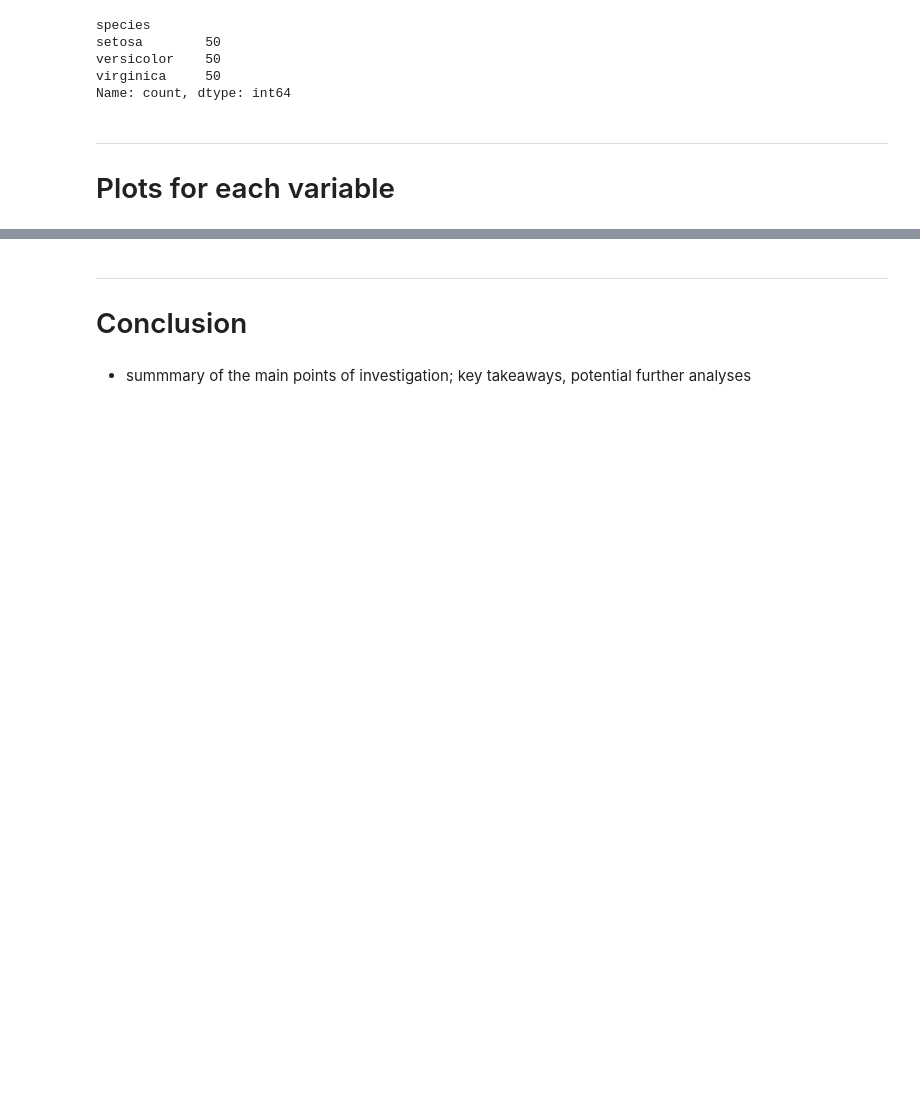
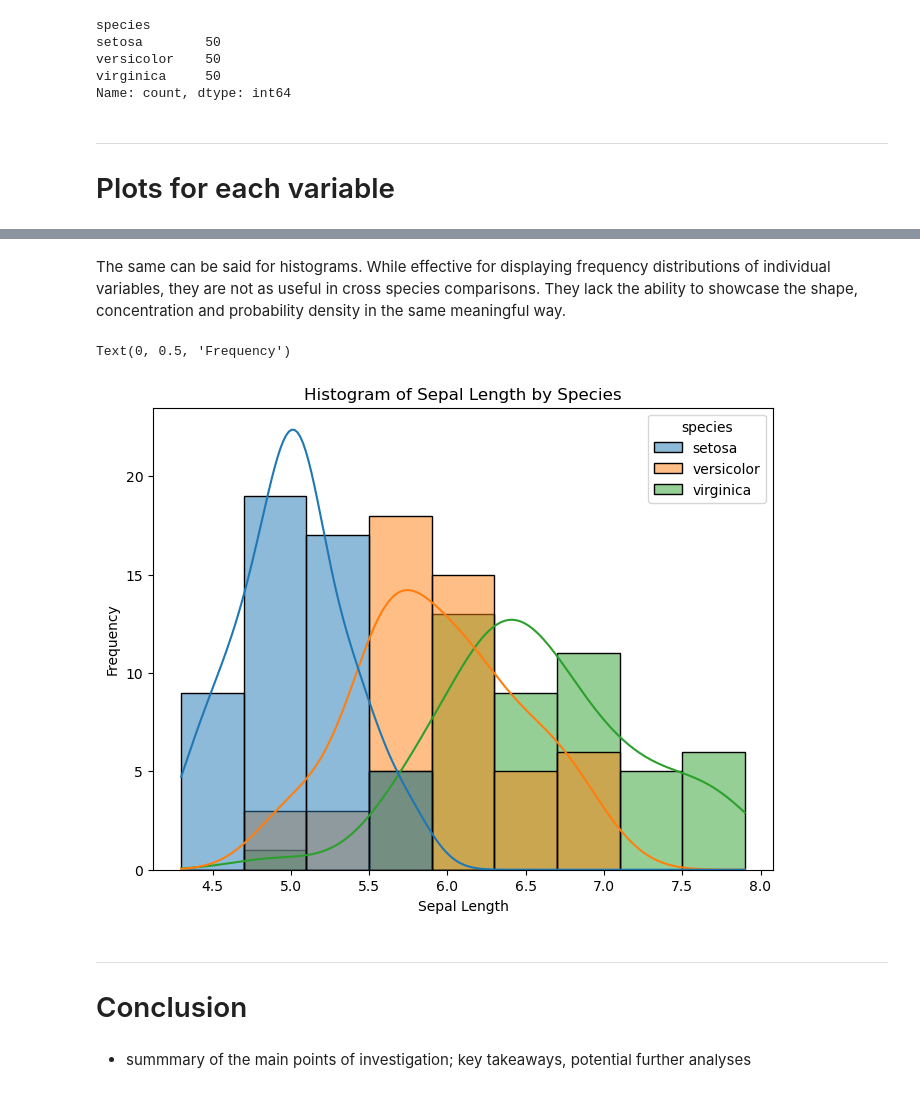
Before and after one commit to nexlanglxm/fundamentals-of-data-analysis, a Jupyter notebook: project.ipynb, the cells around one changed output, grey strips where cells are left out. Cells and saved outputs as stored; diff of their text form; code cells hidden in the pictures; blank space fills up the shorter version.

```diff
--- a/project.ipynb
+++ b/project.ipynb
@@ -185,3 +196,14 @@ sns.pairplot(iris, hue='species')
+# %% [markdown]
+The same can be said for histograms. While effective for displaying frequency distributions of individual variables, they are not as useful in cross species comparisons. They lack the ability to showcase the shape, concentration and probability density in the same meaningful way.
+# %%
+plt.figure(figsize=(8, 6))  # Set figure size
+sns.histplot(data=iris, x='sepal_length', hue='species', kde=True)
+plt.title('Histogram of Sepal Length by Species')
+plt.xlabel('Sepal Length')
+plt.ylabel('Frequency')
+# %% [output]
+Text(0, 0.5, 'Frequency')
+[figure, added]
 # %% [markdown]
 ---
 # Conclusion
```
Also changed, not shown: parts of 5 cells of this notebook.
